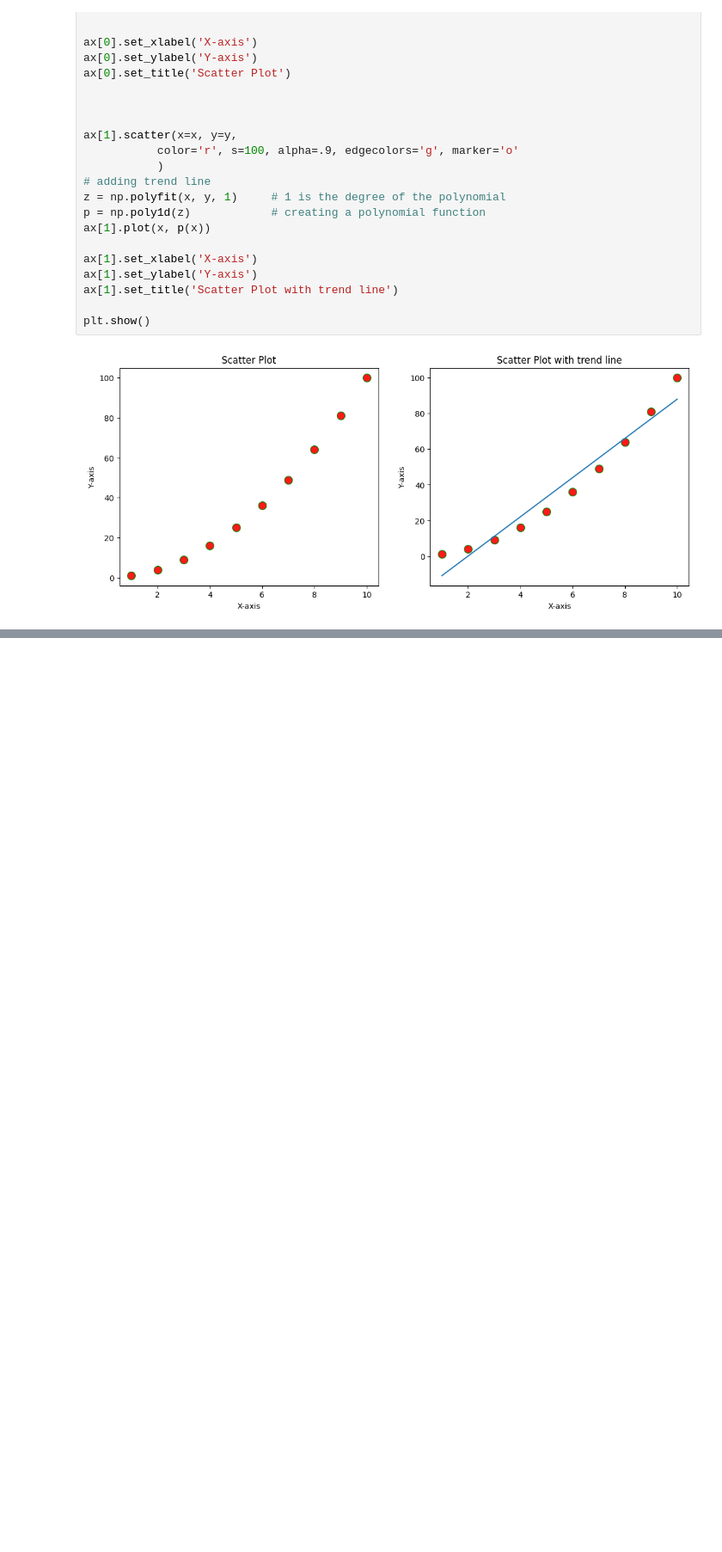
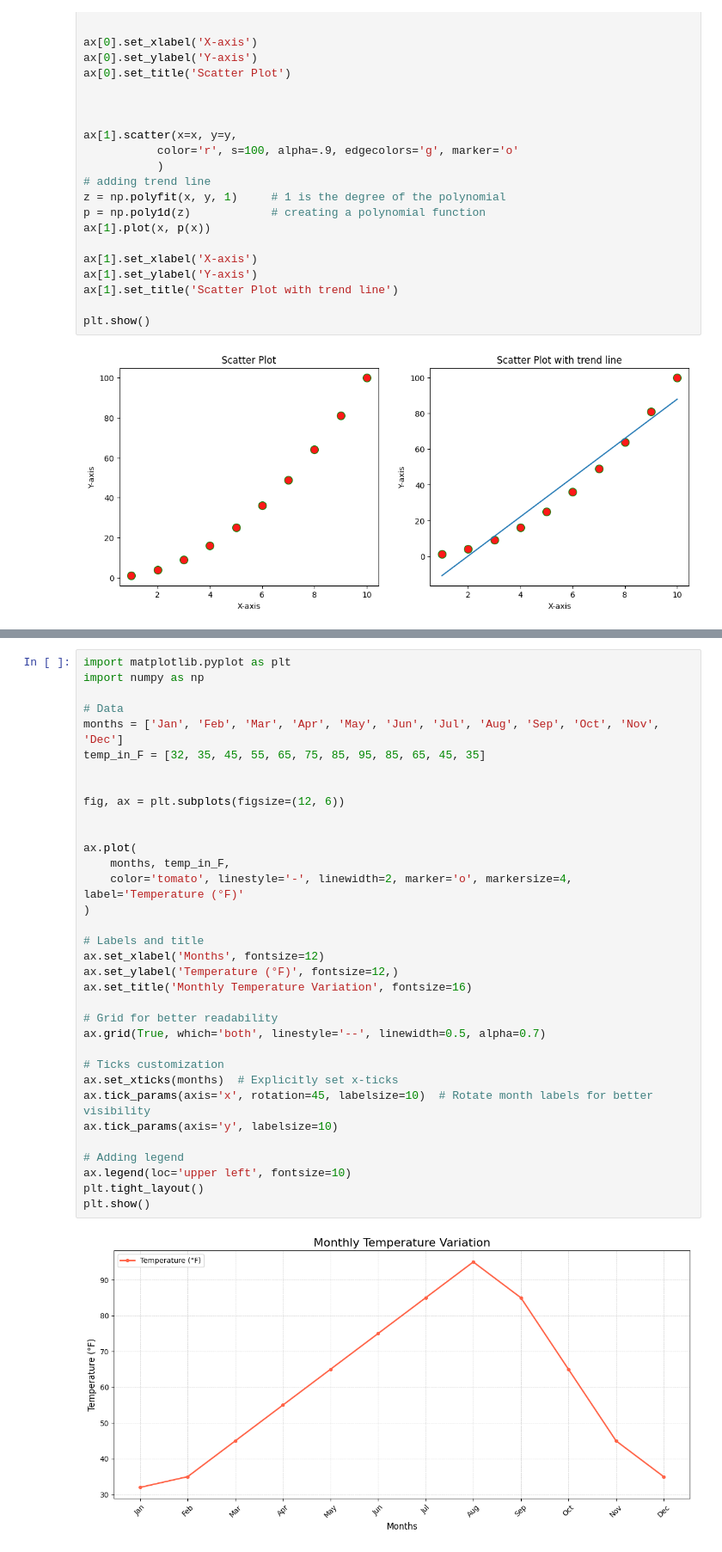
Before and after one commit to cruvss/2D-Data-Visualization, a Jupyter notebook: notebook.ipynb, the cells around one changed output, grey strips where cells are left out. Shown at 86% size. Drawn from its saved outputs; the diff is of its cells as text; blank space fills up the shorter version.

```diff
--- a/notebook.ipynb
+++ b/notebook.ipynb
@@ -93,0 +117,36 @@ plt.show()
+# %%
+import matplotlib.pyplot as plt
+import numpy as np
+
+# Data
+months = ['Jan', 'Feb', 'Mar', 'Apr', 'May', 'Jun', 'Jul', 'Aug', 'Sep', 'Oct', 'Nov', 'Dec']
+temp_in_F = [32, 35, 45, 55, 65, 75, 85, 95, 85, 65, 45, 35]
+
+
+fig, ax = plt.subplots(figsize=(12, 6))
+
+
+ax.plot(
+    months, temp_in_F,
+    color='tomato', linestyle='-', linewidth=2, marker='o', markersize=4, label='Temperature (°F)'
+)
+
+# Labels and title
+ax.set_xlabel('Months', fontsize=12)
+ax.set_ylabel('Temperature (°F)', fontsize=12,)
+ax.set_title('Monthly Temperature Variation', fontsize=16)
+
+# Grid for better readability
+ax.grid(True, which='both', linestyle='--', linewidth=0.5, alpha=0.7)
+
+# Ticks customization
+ax.set_xticks(months)  # Explicitly set x-ticks
+ax.tick_params(axis='x', rotation=45, labelsize=10)  # Rotate month labels for better visibility
+ax.tick_params(axis='y', labelsize=10)
+
+# Adding legend
+ax.legend(loc='upper left', fontsize=10)
+plt.tight_layout()
+plt.show()
+# %% [output]
+[figure, added]
```
Also changed, not shown: parts of 4 cells of this notebook.
